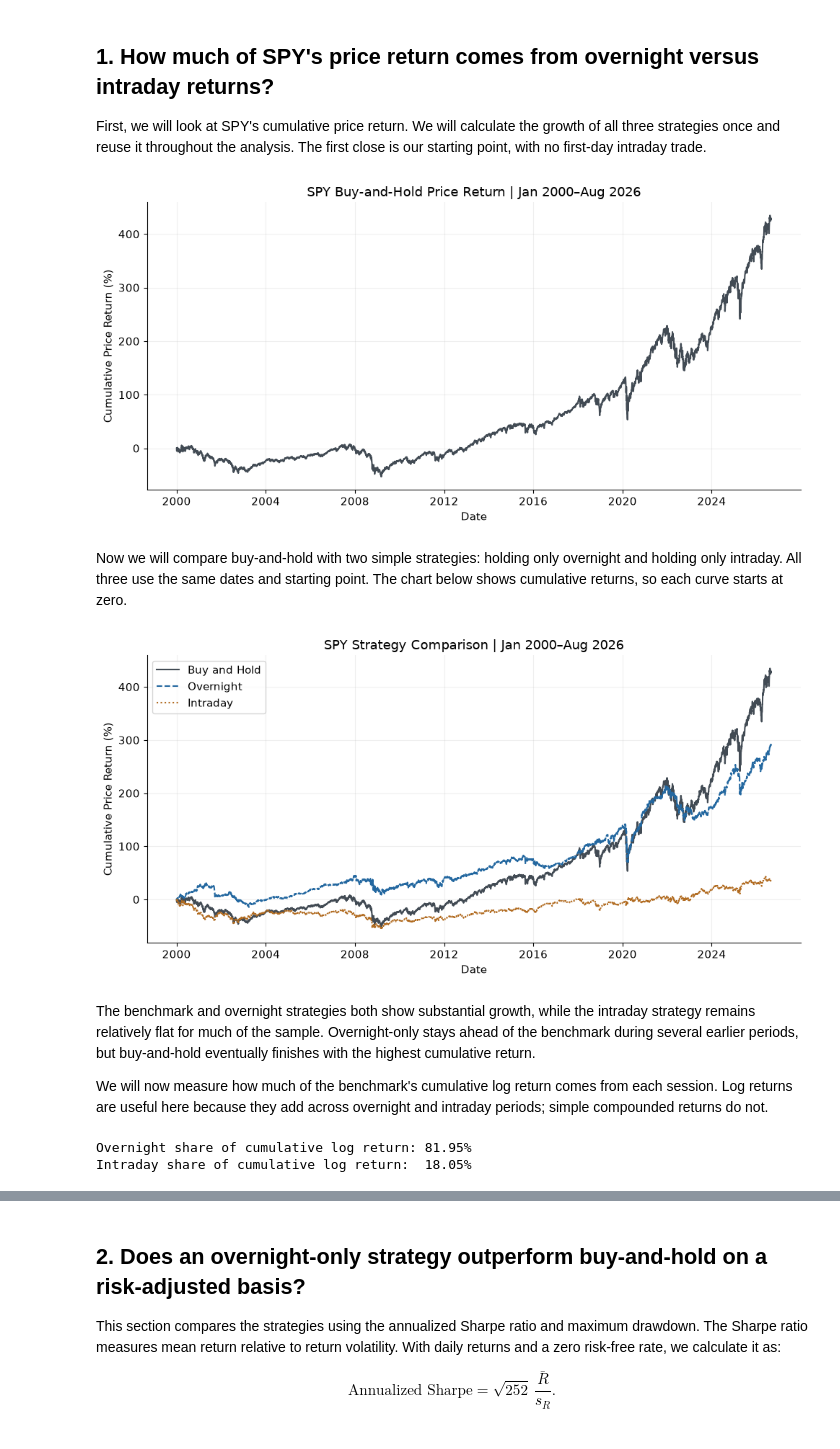
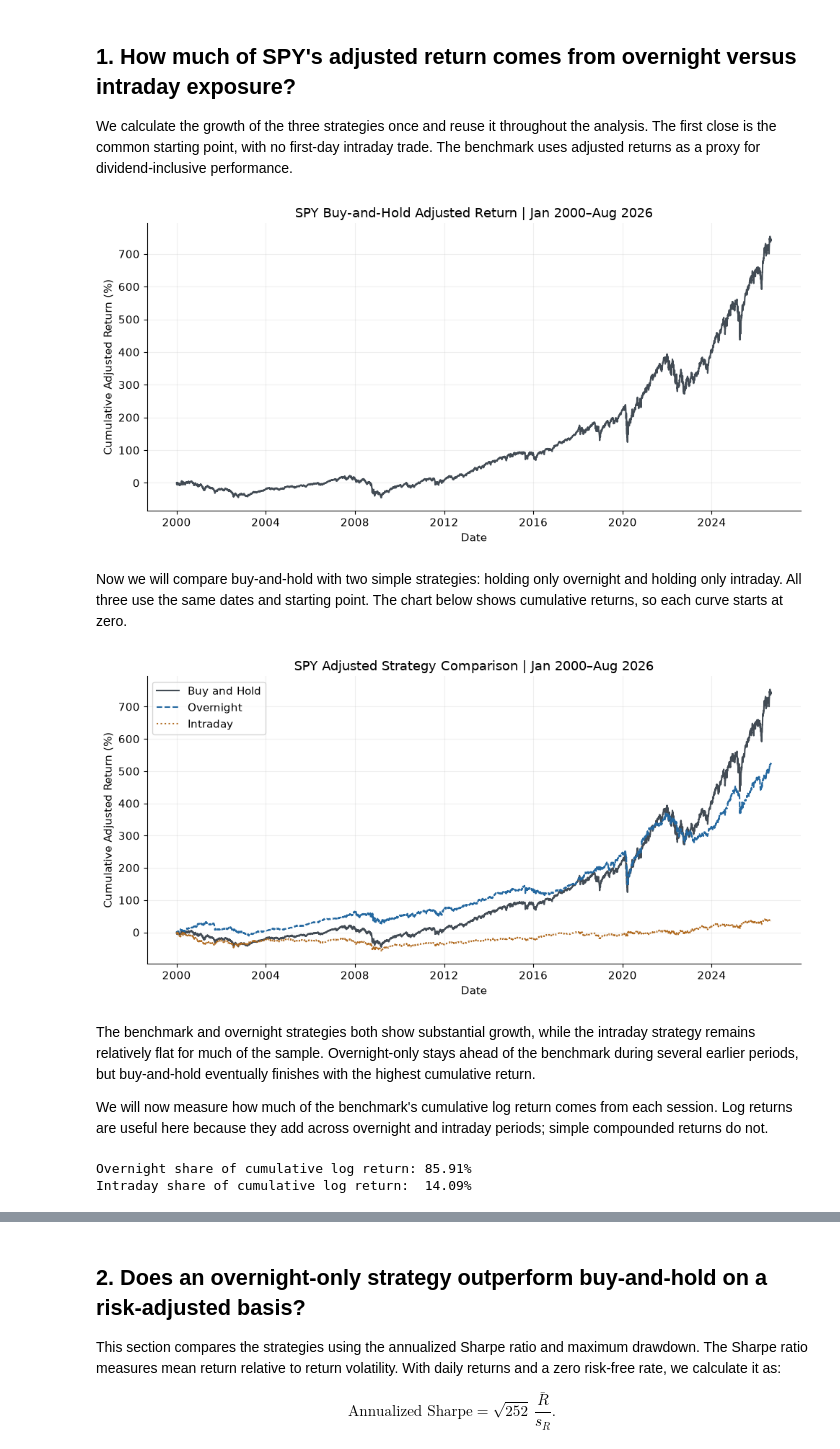
Before and after one commit to zgennette09/overnight-market-anomaly, a Jupyter notebook: Analysis.ipynb, the cells around one changed output, grey strips where cells are left out. Drawn from its saved outputs; the diff is of its cells as text; code cells hidden in the pictures.

Commit message:
Switch to Adjusted Prices

```diff
--- a/Analysis.ipynb
+++ b/Analysis.ipynb
@@ -64,11 +70,11 @@ ema_span = 340
 use_saved_data = True
 # %%
-# Load the saved prices, or download the same date range.
+# Use consistently adjusted OHLC prices in the saved-data and download paths.
 if use_saved_data:
-    spy = pd.read_csv("data/spy_unadjusted.csv", index_col=0, parse_dates=True)
+    spy = pd.read_csv("data/spy_adjusted.csv", index_col=0, parse_dates=True)
 else:
     spy = yf.download("SPY", start=start_date, end=end_date,
-                      auto_adjust=False, progress=False)
+                      auto_adjust=True, progress=False)
     if isinstance(spy.columns, pd.MultiIndex):
         spy.columns = spy.columns.get_level_values(0)
 
@@ -140,9 +155,9 @@ spy["DailyReturn"] = spy["Close"] / spy["Close"].shift(1) - 1
 returns = spy[["OvernightReturn", "IntradayReturn", "DailyReturn"]].iloc[1:].copy()
 assert not returns.isna().any().any()
 # %% [markdown]
-## 1. How much of SPY's price return comes from overnight versus intraday returns?
+## 1. How much of SPY's adjusted return comes from overnight versus intraday exposure?
 
-First, we will look at SPY's cumulative price return. We will calculate the growth of all three strategies once and reuse it throughout the analysis. The first close is our starting point, with no first-day intraday trade.
+We calculate the growth of the three strategies once and reuse it throughout the analysis. The first close is the common starting point, with no first-day intraday trade. The benchmark uses adjusted returns as a proxy for dividend-inclusive performance.
 # %%
 growth = (1 + returns).cumprod()
 growth.loc[spy.index[0]] = 1  # Initial wealth before the first return.
@@ -151,37 +166,37 @@ growth = growth.sort_index()
 plt.figure(figsize=(10, 5))
 plt.plot(growth.index, (growth["DailyReturn"] - 1) * 100, color=benchmark_color)
 plt.xlabel("Date")
-plt.ylabel("Cumulative Price Return (%)")
-plt.title("SPY Buy-and-Hold Price Return | Jan 2000–Aug 2026")
+plt.ylabel("Cumulative Adjusted Return (%)")
+plt.title("SPY Buy-and-Hold Adjusted Return | Jan 2000–Aug 2026")
 plt.tight_layout()
 plt.show()
 # %% [output]
-[figure, old version]
+[figure, new version]
 # %% [markdown]
 Now we will compare buy-and-hold with two simple strategies: holding only overnight and holding only intraday. All three use the same dates and starting point. The chart below shows cumulative returns, so each curve starts at zero.
 # %%
 # Check that the overnight and intraday wealth curves reconcile to buy-and-hold.
 np.testing.assert_allclose(
     growth["DailyReturn"],
     growth["OvernightReturn"] * growth["IntradayReturn"],
     rtol=1e-10,
 )
 
 plt.figure(figsize=(10, 5))
 plt.plot(growth.index, (growth["DailyReturn"] - 1) * 100,
          label="Buy and Hold", color=benchmark_color)
 plt.plot(growth.index, (growth["OvernightReturn"] - 1) * 100,
          label="Overnight", color=overnight_color, linestyle="--")
 plt.plot(growth.index, (growth["IntradayReturn"] - 1) * 100,
          label="Intraday", color=intraday_color, linestyle=":")
 plt.legend()
-plt.title("SPY Strategy Comparison | Jan 2000–Aug 2026")
+plt.title("SPY Adjusted Strategy Comparison | Jan 2000–Aug 2026")
 plt.xlabel("Date")
-plt.ylabel("Cumulative Price Return (%)")
+plt.ylabel("Cumulative Adjusted Return (%)")
 plt.tight_layout()
 plt.show()
 # %% [output]
-[figure, old version]
+[figure, new version]
 # %% [markdown]
 The benchmark and overnight strategies both show substantial growth, while the intraday strategy remains relatively flat for much of the sample. Overnight-only stays ahead of the benchmark during several earlier periods, but buy-and-hold eventually finishes with the highest cumulative return.
 
@@ -194,6 +209,6 @@ intraday_share = log_returns["IntradayReturn"].sum() / log_returns["DailyReturn"
 print(f"Overnight share of cumulative log return: {overnight_share:.2%}")
 print(f"Intraday share of cumulative log return:  {intraday_share:.2%}")
 # %% [output]
-Overnight share of cumulative log return: 81.95%
-Intraday share of cumulative log return:  18.05%
+Overnight share of cumulative log return: 85.91%
+Intraday share of cumulative log return:  14.09%
 # %% [markdown]
```
Also changed, not shown: parts of 41 cells of this notebook, 5 other files.
